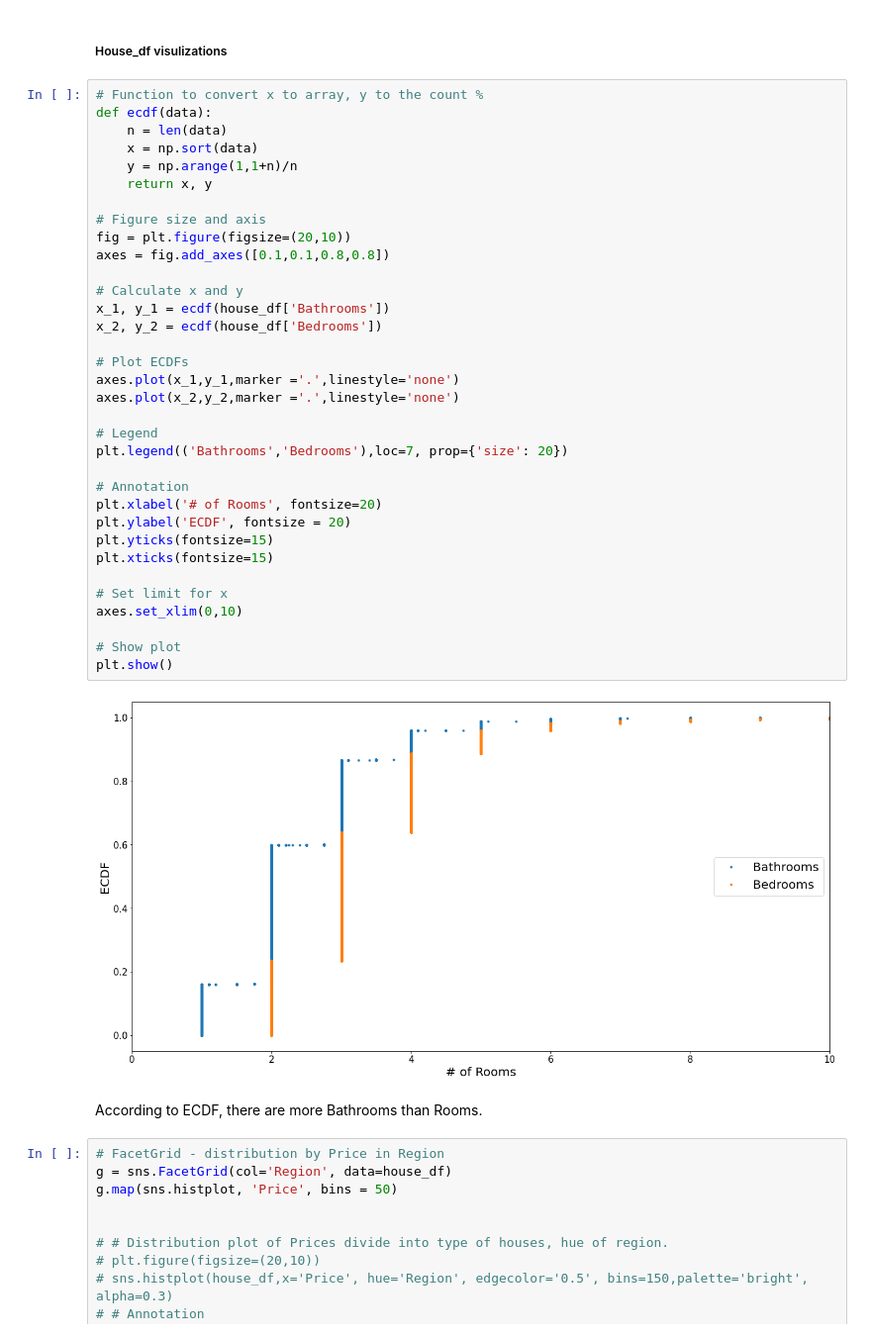
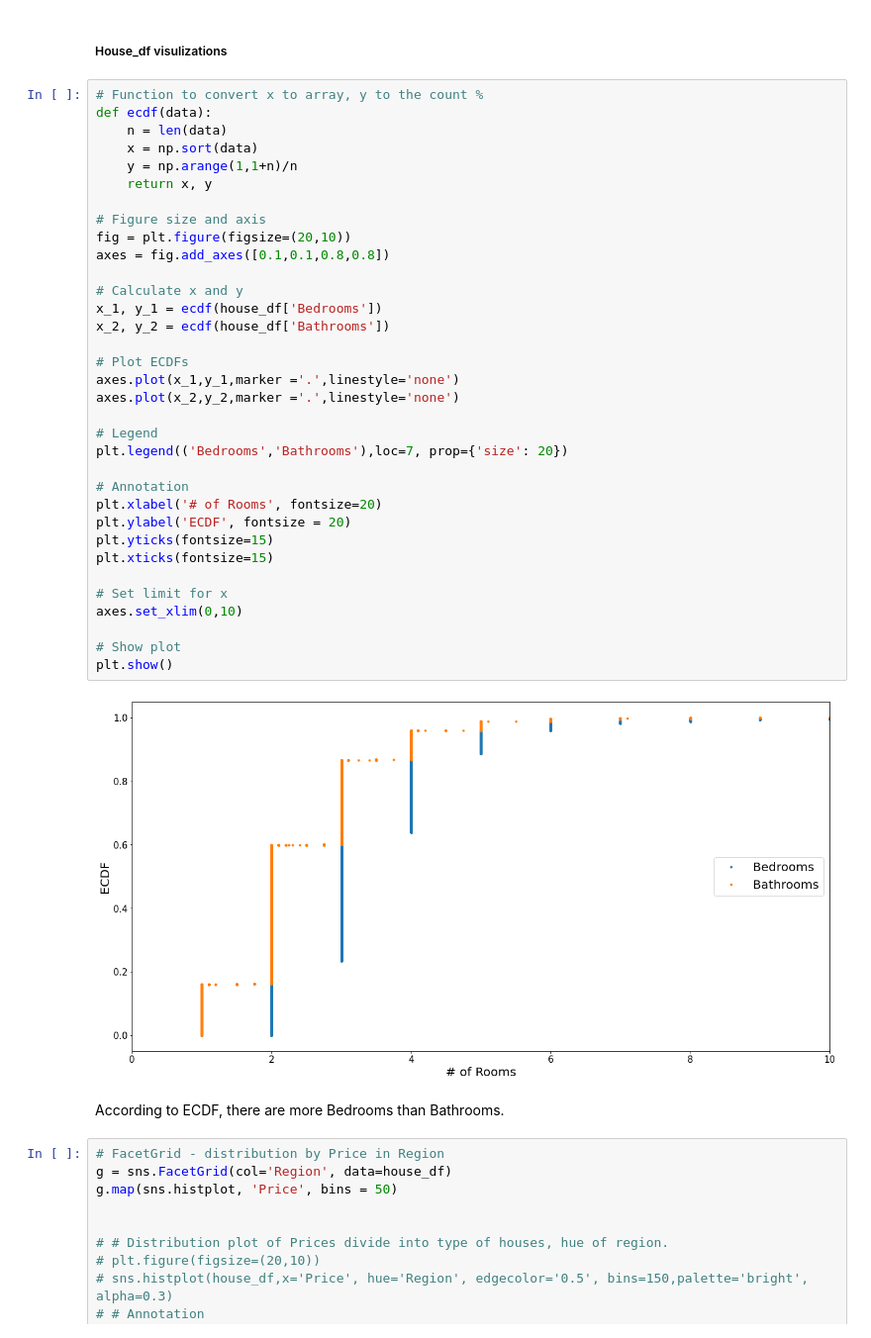
Before and after one commit to StockJanitor/CIS41_Project, a Jupyter notebook: CIS41_Project.ipynb, the cells around one changed output. Shown at 99% size. Drawn from its saved outputs; the diff is of its cells as text.

```diff
--- a/CIS41_Project.ipynb
+++ b/CIS41_Project.ipynb
@@ -900,39 +924,39 @@ BAM!!!
 def ecdf(data):
     n = len(data)
     x = np.sort(data)
     y = np.arange(1,1+n)/n
     return x, y
 
 # Figure size and axis
 fig = plt.figure(figsize=(20,10))
 axes = fig.add_axes([0.1,0.1,0.8,0.8])
 
 # Calculate x and y
-x_1, y_1 = ecdf(house_df['Bathrooms'])
-x_2, y_2 = ecdf(house_df['Bedrooms'])
+x_1, y_1 = ecdf(house_df['Bedrooms'])
+x_2, y_2 = ecdf(house_df['Bathrooms'])
 
 # Plot ECDFs
 axes.plot(x_1,y_1,marker ='.',linestyle='none')
 axes.plot(x_2,y_2,marker ='.',linestyle='none')
 
 # Legend
-plt.legend(('Bathrooms','Bedrooms'),loc=7, prop={'size': 20})
+plt.legend(('Bedrooms','Bathrooms'),loc=7, prop={'size': 20})
 
 # Annotation
 plt.xlabel('# of Rooms', fontsize=20)
 plt.ylabel('ECDF', fontsize = 20)
 plt.yticks(fontsize=15)
 plt.xticks(fontsize=15)
 
 # Set limit for x
 axes.set_xlim(0,10)
 
 # Show plot
 plt.show()
 # %% [output]
-[figure, old version]
+[figure, new version]
 # %% [markdown]
-According to ECDF, there are more Bathrooms than Rooms.
+According to ECDF, there are more Bedrooms than Bathrooms.
 # %%
 # FacetGrid - distribution by Price in Region
 g = sns.FacetGrid(col='Region', data=house_df)
```
Also changed, not shown: parts of 35 cells of this notebook.
